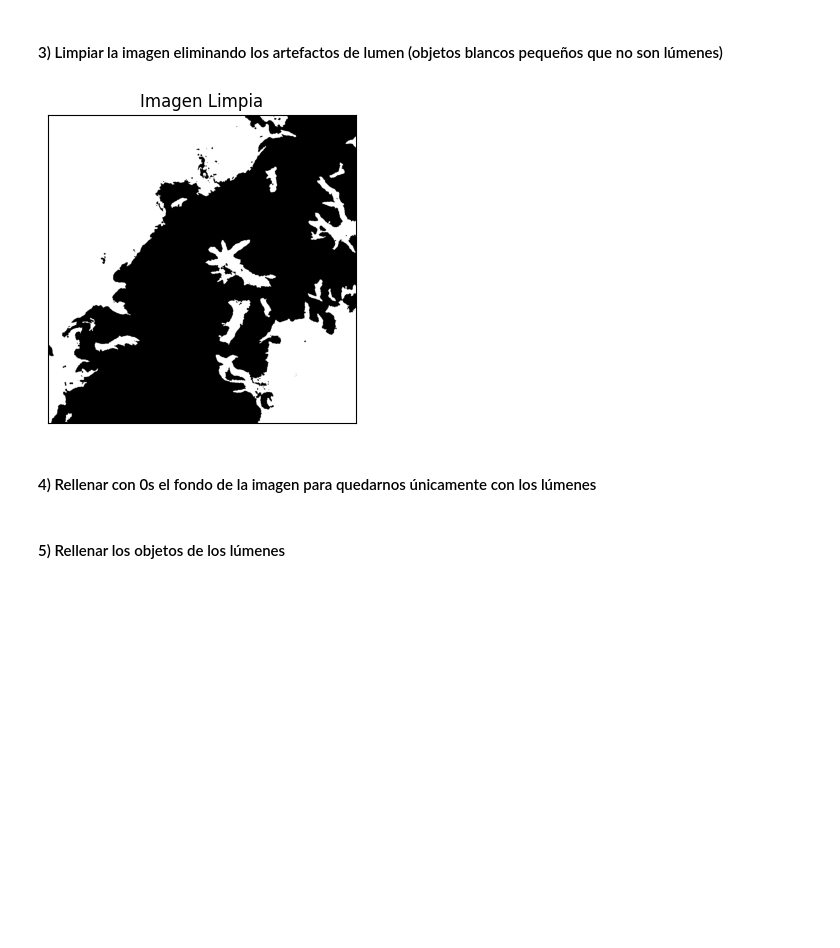
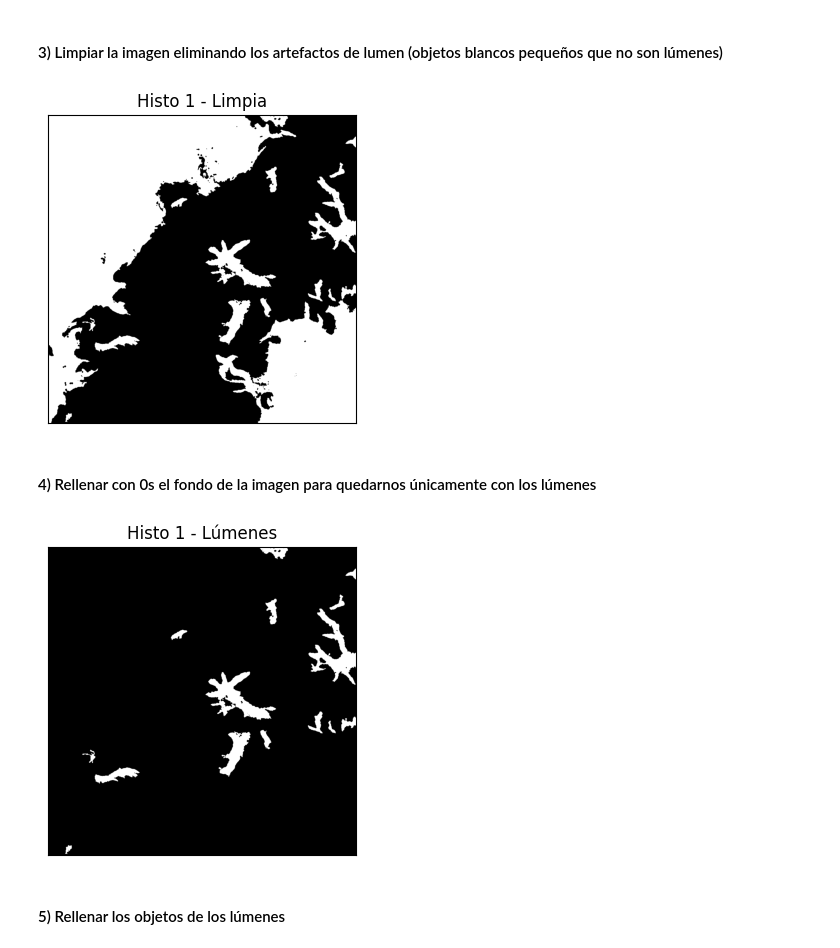
Before and after one commit to cedaniel200/viu-aprendizaje-supervisado, a Jupyter notebook: actividades/Actividad_Computer_Vision_C1_MenesesGuevara_CesarDaniel.ipynb, the cells around one changed output. Cells and saved outputs as stored; diff of their text form; code cells hidden in the pictures; blank space fills up the shorter version.

```diff
--- a/actividades/Actividad_Computer_Vision_C1_MenesesGuevara_CesarDaniel.ipynb
+++ b/actividades/Actividad_Computer_Vision_C1_MenesesGuevara_CesarDaniel.ipynb
@@ -95,17 +91,38 @@ histo_1_otsu_mask = aplicar_filtro_gauss_outsu_y_visualizar(histo_1_normalizada)
 from skimage.morphology import remove_small_objects
 
 histo_1_bool = histo_1_otsu_mask.astype(bool)
-histo_1_limpia = remove_small_objects(histo_1_bool, min_size=301)
-visualizar_imagen(histo_1_limpia, "Imagen Limpia")
+histo_1_limpia = remove_small_objects(histo_1_bool, min_size=301).astype(np.uint8)
+visualizar_imagen(histo_1_limpia, "Histo 1 - Limpia")
 # %% [output]
-[figure, old version]
+[figure, new version]
 # %% [markdown]
 #### 4) Rellenar con 0s el fondo de la imagen para quedarnos únicamente con los lúmenes
 # %%
 # Aplicar el algoritmo de expansión a partir de semillas (region growing) de manera que únicamente los lúmenes sean blancos
 # y el resto de la imagen negra. Pista: utilizar dos semillas. Nota: Se pueden fijar las semillas de manera manual, pero
 # se valorará positivamente a aquell@s que desarrollen una función para encontrarlas automáticamente.
 # Visualizar la máscara resultante.
+
+def rellenar_fondo(imagen):
+    # Crear una copia de la imagen
+    imagen_copia = imagen.copy()
+
+    # Definir una imagen negra de referencia
+    h, w = imagen.shape
+    ref = np.zeros((h+2, w+2), np.uint8)
+
+    # Fijar la semilla. En este caso en la esquina superior izquierda (posición 0,0) para rellenar a partir de ahí
+    cv2.floodFill(imagen_copia, ref, (0, 0), 0); # Como nos interesa rellenar de negro, utilizamos el 0 en la última posición
+
+    # Fijar la semilla. En este caso en la esquina inferior derecha (posición 0,0) para rellenar a partir de ahí
+    cv2.floodFill(imagen_copia, ref, (h - 1, w - 1), 0); # Como nos interesa rellenar de negro, utilizamos el 0 en la última posición
+
+    return imagen_copia
+
+histo_1_lumenes = rellenar_fondo(histo_1_limpia)
+visualizar_imagen(histo_1_lumenes, "Histo 1 - Lúmenes")
+# %% [output]
+[figure, added]
 # %% [markdown]
 #### 5) Rellenar los objetos de los lúmenes
 # %%
```
Also changed, not shown: parts of 19 cells of this notebook, 1 other file.
